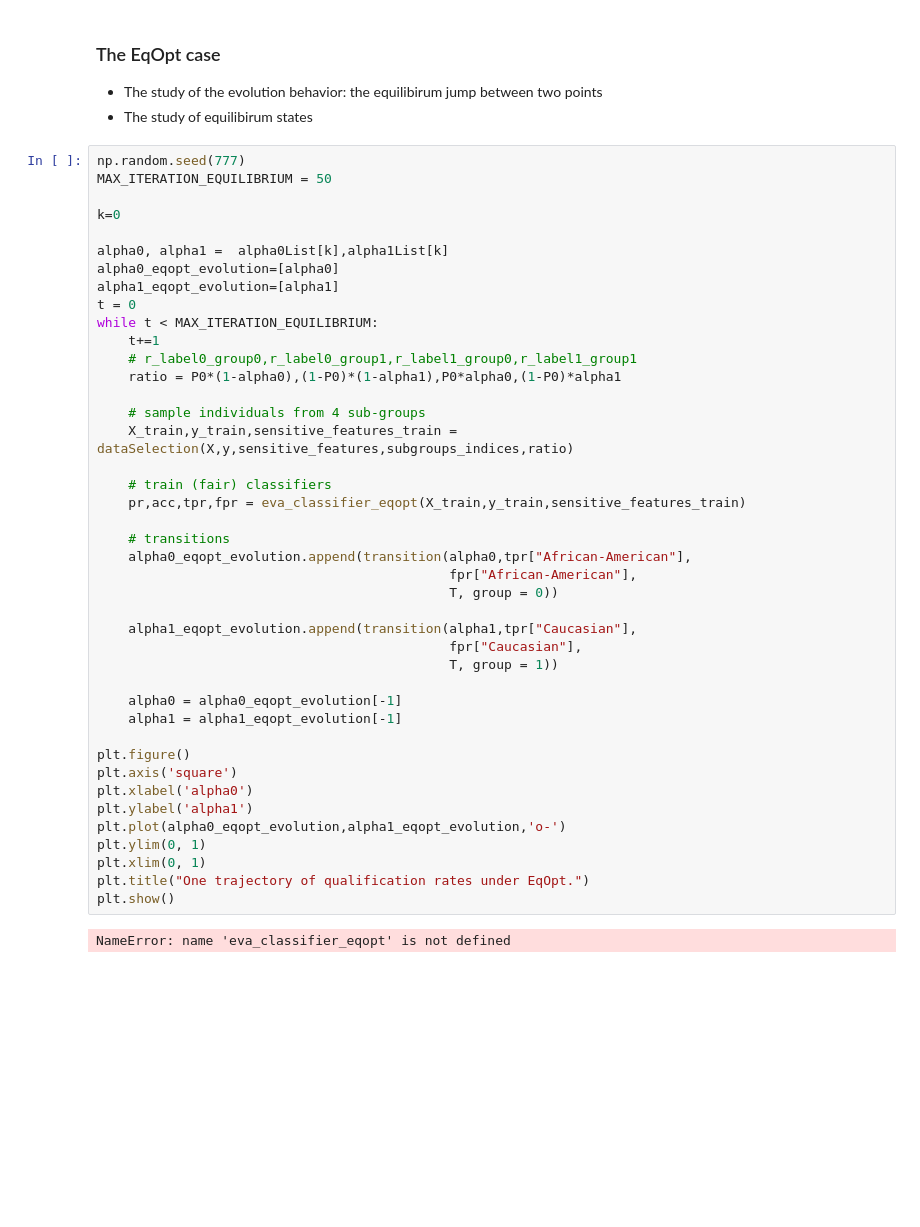
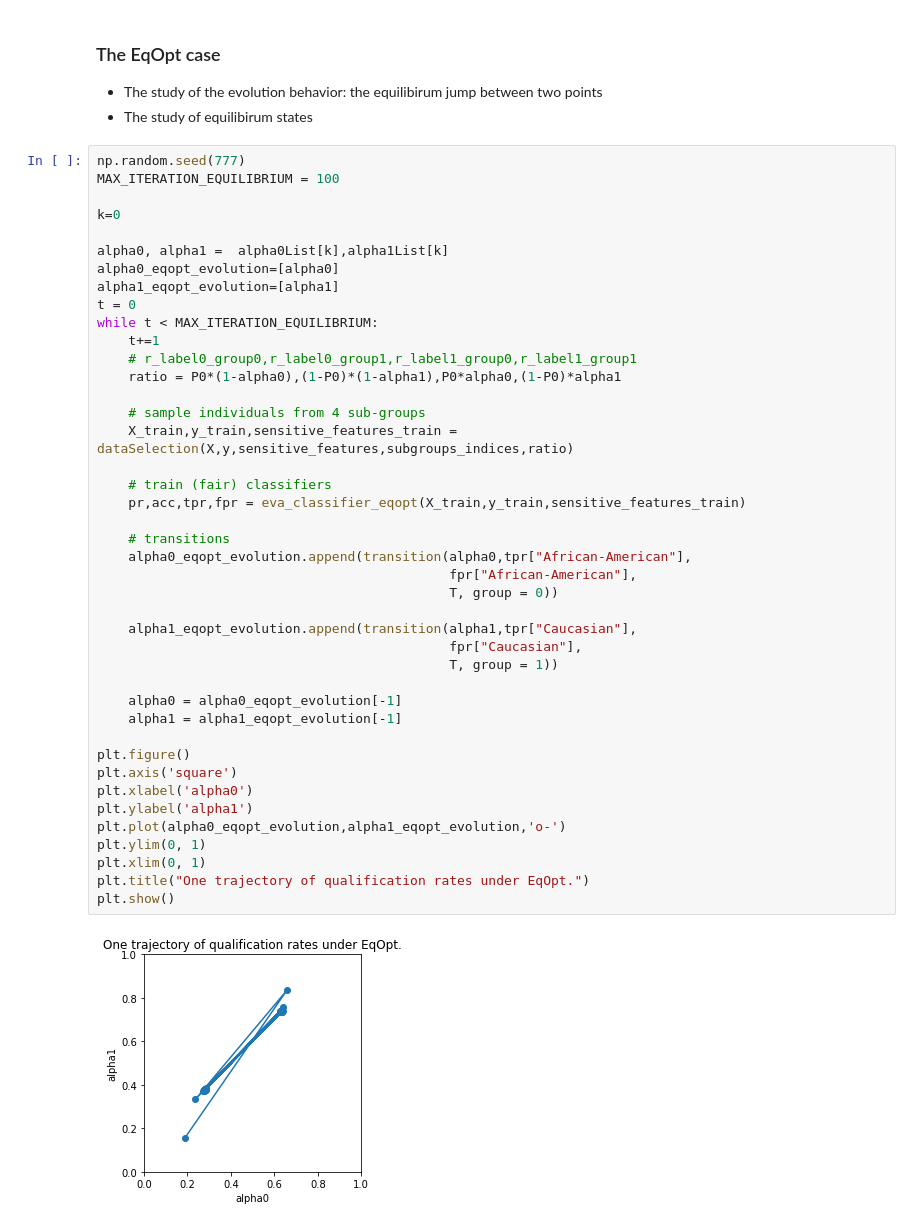
Before and after one commit to TURuibo/long-term-impact-of-fairness-constraints, a Jupyter notebook: COMPAS_dynamics.ipynb, the cells around one changed output. Cells and saved outputs as stored; diff of their text form; blank space fills up the shorter version.

```diff
--- a/COMPAS_dynamics.ipynb
+++ b/COMPAS_dynamics.ipynb
@@ -258,7 +258,7 @@ plt.show()
 - The study of equilibirum states
 # %%
 np.random.seed(777)
-MAX_ITERATION_EQUILIBRIUM = 50
+MAX_ITERATION_EQUILIBRIUM = 100
 
 k=0
 
@@ -272,34 +272,34 @@ while t < MAX_ITERATION_EQUILIBRIUM:
     ratio = P0*(1-alpha0),(1-P0)*(1-alpha1),P0*alpha0,(1-P0)*alpha1
 
     # sample individuals from 4 sub-groups
     X_train,y_train,sensitive_features_train = dataSelection(X,y,sensitive_features,subgroups_indices,ratio)
 
     # train (fair) classifiers
     pr,acc,tpr,fpr = eva_classifier_eqopt(X_train,y_train,sensitive_features_train)
 
     # transitions
     alpha0_eqopt_evolution.append(transition(alpha0,tpr["African-American"],
                                              fpr["African-American"],
                                              T, group = 0))
 
     alpha1_eqopt_evolution.append(transition(alpha1,tpr["Caucasian"],
                                              fpr["Caucasian"],
                                              T, group = 1))
 
     alpha0 = alpha0_eqopt_evolution[-1]
     alpha1 = alpha1_eqopt_evolution[-1]
 
 plt.figure()
 plt.axis('square')
 plt.xlabel('alpha0')
 plt.ylabel('alpha1')
 plt.plot(alpha0_eqopt_evolution,alpha1_eqopt_evolution,'o-')
 plt.ylim(0, 1)
 plt.xlim(0, 1)
 plt.title("One trajectory of qualification rates under EqOpt.")
 plt.show()
 # %% [output]
-NameError: name 'eva_classifier_eqopt' is not defined
+[figure, added]
 # %%
 np.random.seed(777)
 MAX_ITERATION_EQUILIBRIUM = 50
```
Also changed, not shown: parts of 6 cells of this notebook, 1 other file.
